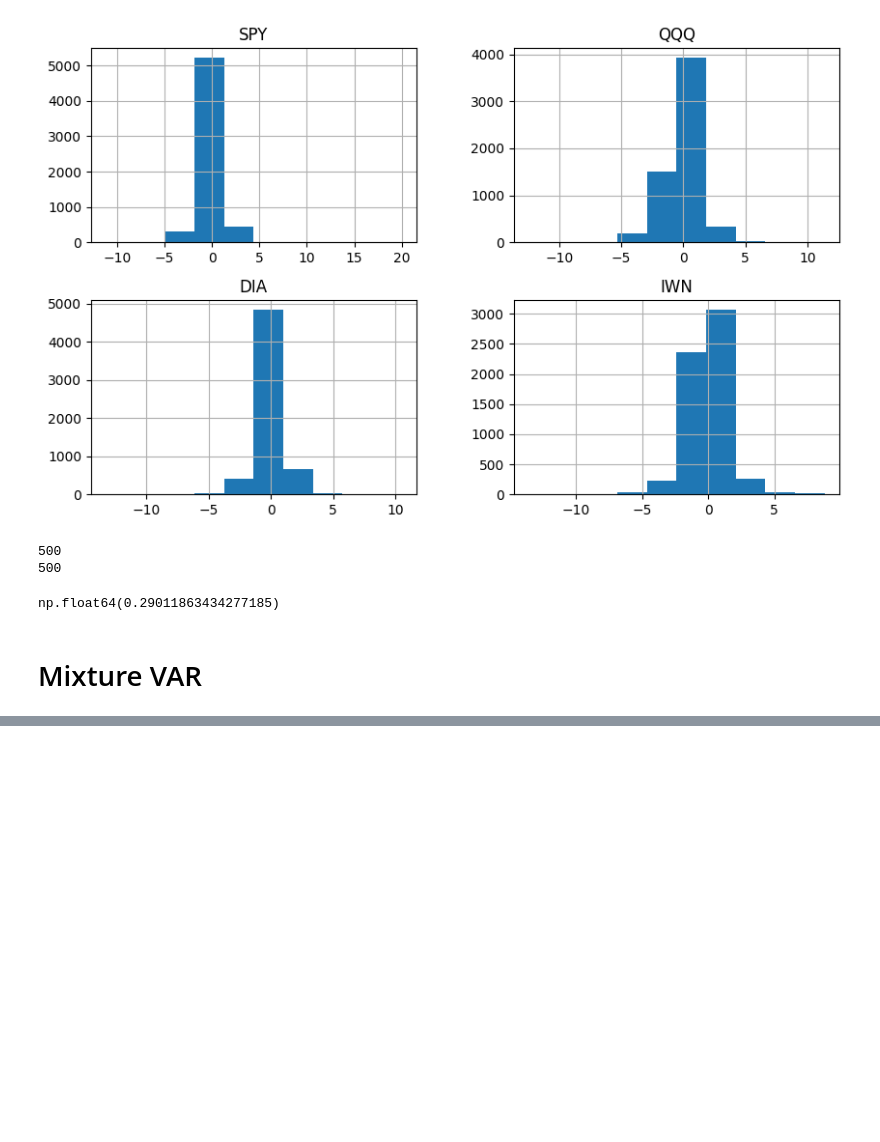
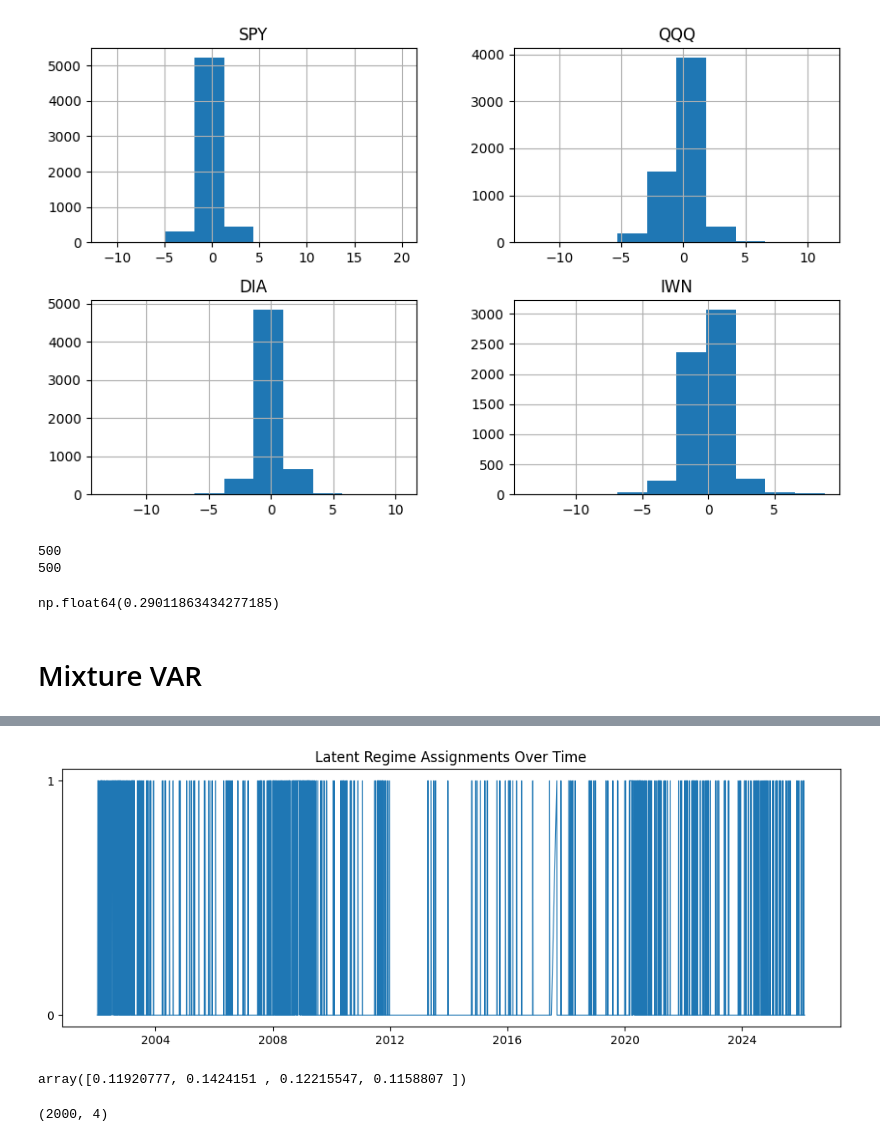
Before and after one commit to JonathanMa03/pmlproject-MaZhuTao-SP26, a Jupyter notebook: test_notebook.ipynb, the cells around one changed output, grey strips where cells are left out. Saved outputs shown, nothing was run; the diff lists cells and outputs as text; code cells hidden in the pictures; blank space fills up the shorter version.

Commit message:
mixture var added

```diff
--- a/test_notebook.ipynb
+++ b/test_notebook.ipynb
@@ -230,3 +235,18 @@ np.mean([np.linalg.norm(b) for b in result_t.beta_draws])
 np.float64(0.29011863434277185)
 # %% [markdown]
 # Mixture VAR
+# %%
+from src.data.build_dataset import build_market_dataset
+from src.models.mixture_var import MixtureVAR
+
+df = build_market_dataset()
+
+mix_model = MixtureVAR(
+    p=2,
+    intercept=True,
+    n_components=2,
+    seed=123
+)
+
+mix_result = mix_model.fit(df, n_iter=800, burn=300)
+mix_model.summary()
@@ -232,0 +284,4 @@ np.float64(0.29011863434277185)
+# %%
+# regime assignments
+z_last = mix_result.z_draws[-1]
+np.bincount(z_last)
@@ -232,0 +290,9 @@ np.float64(0.29011863434277185)
+# %%
+import pandas as pd
+
+regime_df = pd.DataFrame({
+    "date": mix_result.design.dates,
+    "z": z_last
+})
+
+regime_df.head()
@@ -232,0 +306,24 @@ np.float64(0.29011863434277185)
+# %%
+import matplotlib.pyplot as plt
+
+plt.figure(figsize=(12, 4))
+plt.plot(regime_df["date"], regime_df["z"], lw=0.8)
+plt.title("Latent Regime Assignments Over Time")
+plt.yticks([0, 1])
+plt.show()
+# %% [output]
+[figure, added]
+# %%
+# one step predictive mean
+Y = df.drop(columns="date").to_numpy()
+last_obs = Y[-2:, :]
+
+mix_model.forecast_one_step_mean(last_obs)
+# %% [output]
+array([0.11920777, 0.1424151 , 0.12215547, 0.1158807 ])
+# %%
+# simulate the PPD
+mix_sims = mix_model.simulate_one_step(last_obs, n_sim=2000)
+mix_sims.shape
+# %% [output]
+(2000, 4)
```
Also changed, not shown: parts of 17 cells of this notebook, 1 other file.
